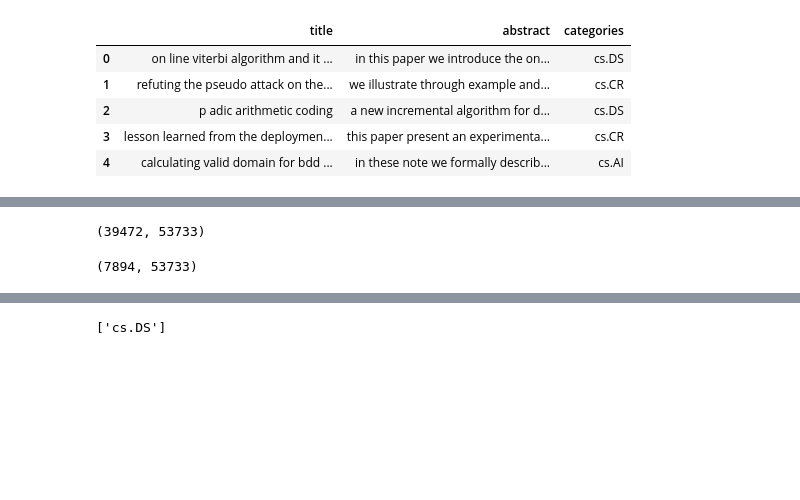
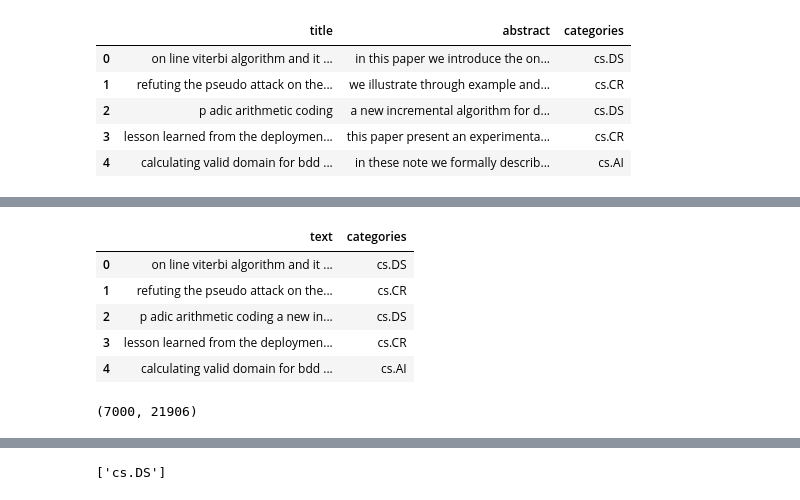
Before and after one commit to tiru-patel/Active-Learning-based-Research-Paper-Classification, a Jupyter notebook: main.ipynb, the cells around one changed output, grey strips where cells are left out. Drawn from its saved outputs; the diff is of its cells as text; code cells hidden in the pictures; blank space fills up the shorter version.

```diff
--- a/main.ipynb
+++ b/main.ipynb
@@ -302,11 +275,25 @@ sns.countplot(data=df_final, x='categories', hue='categories')
+# %%
+cols = list(df_labelled.columns)
+cols.reverse()
+
+df_final = df_labelled[cols]
+# %%
+df_final.head(5)
+# %% [output]
+|  | text | categories |
+| 0 | on line viterbi algorithm and it ... | cs.DS |
+| 1 | refuting the pseudo attack on the... | cs.CR |
+| 2 | p adic arithmetic coding a new in... | cs.DS |
+| 3 | lesson learned from the deploymen... | cs.CR |
+| 4 | calculating valid domain for bdd ... | cs.AI |
 # %%
 from sklearn.feature_extraction.text import CountVectorizer
 # %%
 bow_vector = CountVectorizer(stop_words='english')
-bow = bow_vector.fit_transform(df_final['abstract'])
+bow = bow_vector.fit_transform(df_final['text'])
 print(bow.shape)
 # %% [output]
-(39472, 53733)
+(7000, 21906)
 # %%
 from sklearn.model_selection import train_test_split
 
@@ -314,4 +300,0 @@ X_labelled, X_unlabelled, y_label, y_unlabelled = train_test_split(bow, df_final
-# %%
-X_labelled.shape
-# %% [output]
-(7894, 53733)
```
Also changed, not shown: parts of 31 cells of this notebook, 3 other files.
